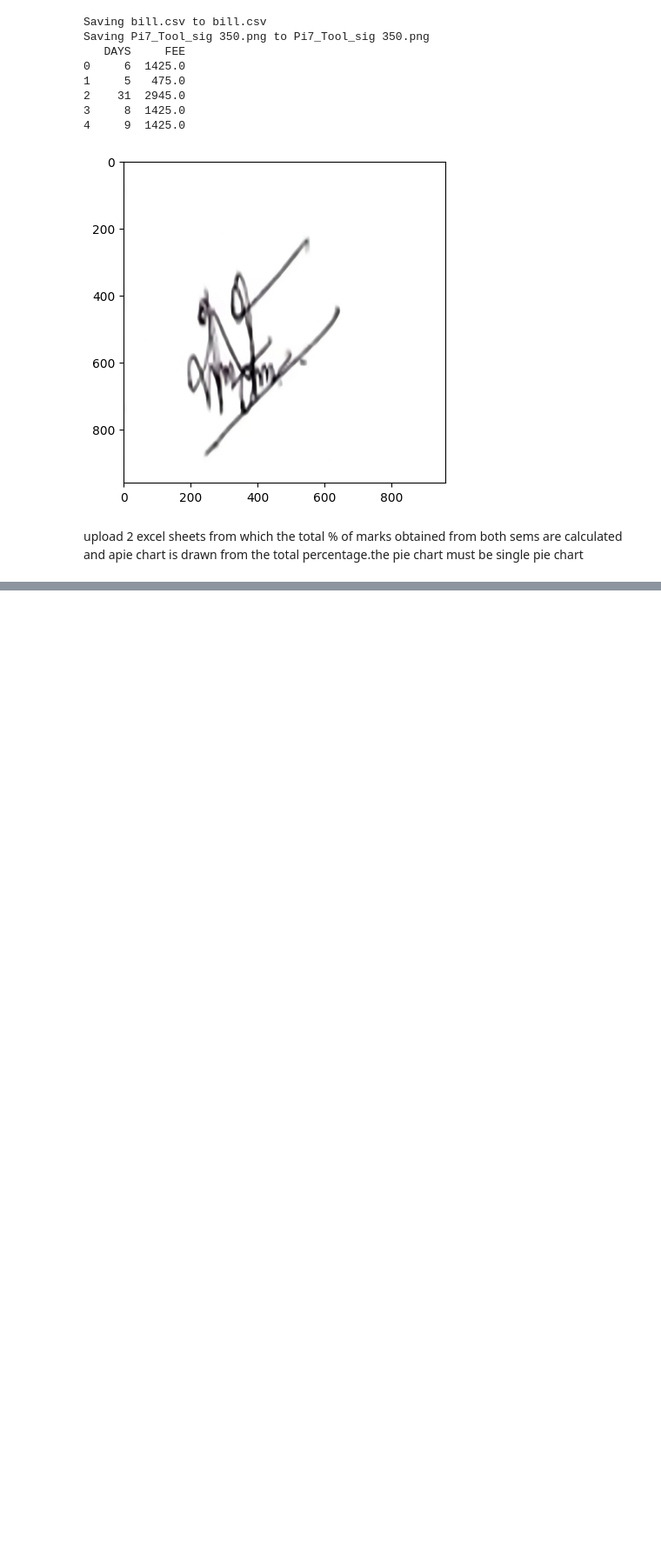
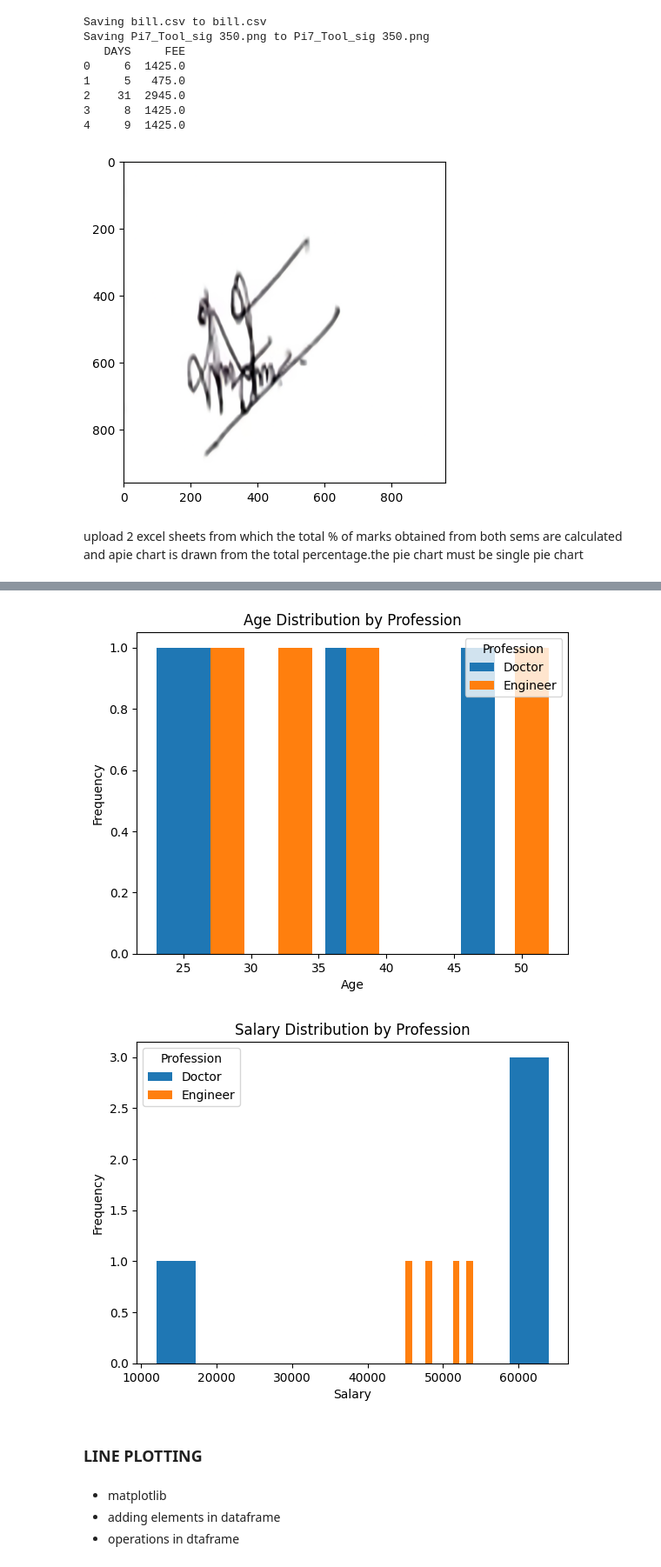
Before and after one commit to NeerajaJayanthy/Data-Visualisation-using-python, a Jupyter notebook: module_1.ipynb, the cells around one changed output, grey strips where cells are left out. Shown at 87% size. Drawn from its saved outputs; the diff is of its cells as text; code cells hidden in the pictures; blank space fills up the shorter version.

```diff
--- a/module_1.ipynb
+++ b/module_1.ipynb
@@ -233,0 +287,25 @@ Saving sem2.xlsx to sem2 (2).xlsx
+# %%
+import matplotlib.pyplot as plt
+data={'age':[23,27,36,33,48,52,26,37],
+    'profession':['Doctor','Engineer','Doctor','Engineer','Doctor','Engineer','Doctor','Engineer'],
+      'salary':[12000,52000,62000,45000,63000,48000,64000,54000]}
+df1=pd.DataFrame(data)
+df2=pd.DataFrame(data)
+df1.groupby('profession')['age'].plot(kind='hist', alpha=1)
+plt.xlabel('Age')
+plt.ylabel('Frequency')
+plt.legend(title='Profession')
+plt.title('Age Distribution by Profession')
+plt.show()
+
+df2.groupby('profession')['salary'].plot(kind='hist', alpha=1)
+plt.xlabel('Salary')
+plt.ylabel('Frequency')
+plt.legend(title='Profession')
+plt.title('Salary Distribution by Profession')
+plt.show()
+# %% [output]
+[figure, added]
+[figure, added]
+# %% [markdown]
+### LINE PLOTTING
@@ -233,0 +317,5 @@ Saving sem2.xlsx to sem2 (2).xlsx
+# %% [markdown]
+
+*  matplotlib
+* adding  elements in dataframe
+* operations in dtaframe
```
Also changed, not shown: parts of 6 cells of this notebook.
